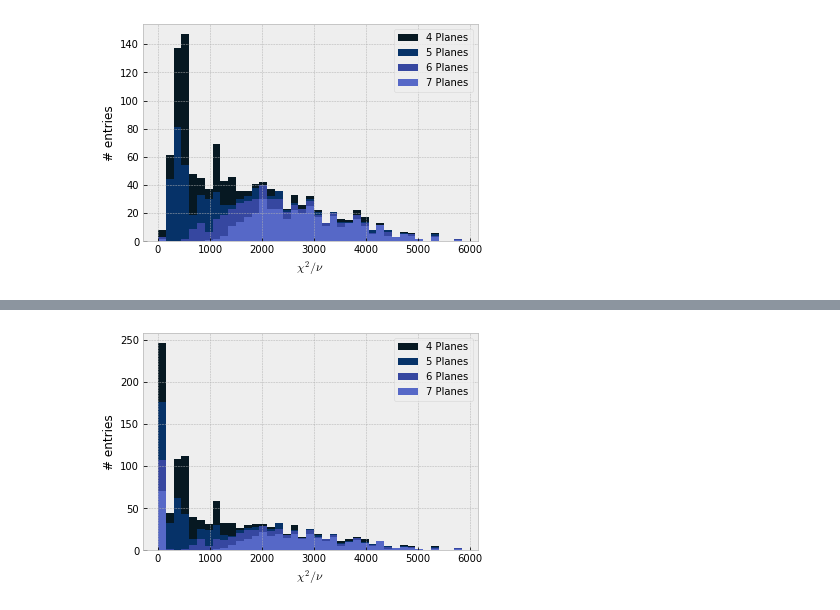
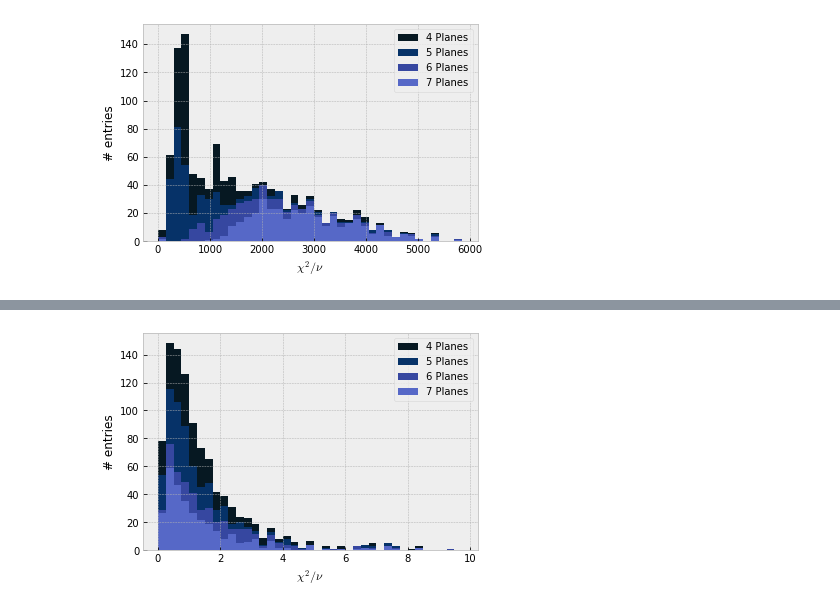
Before and after one commit to DavidSchledewitz/Awesome_Cosmics, a Jupyter notebook: 3_Manual_Analysis/Tutorial.ipynb, the cells around one changed output, grey strips where cells are left out. Drawn from its saved outputs; the diff is of its cells as text; code cells hidden in the pictures.

```diff
--- a/3_Manual_Analysis/Tutorial.ipynb
+++ b/3_Manual_Analysis/Tutorial.ipynb
@@ -746,7 +794,7 @@ plt.show()
 # %%
-plotchi2(6000,np.arange(0,6000,150))
+plotchi2(10,np.arange(0,10,.25))
 # %% [output]
-[figure, old version]
+[figure, new version]
 # %%
 plot(10,True,True,7)
 # %% [output]
```
Also changed, not shown: parts of 23 cells of this notebook, 3 other files.
